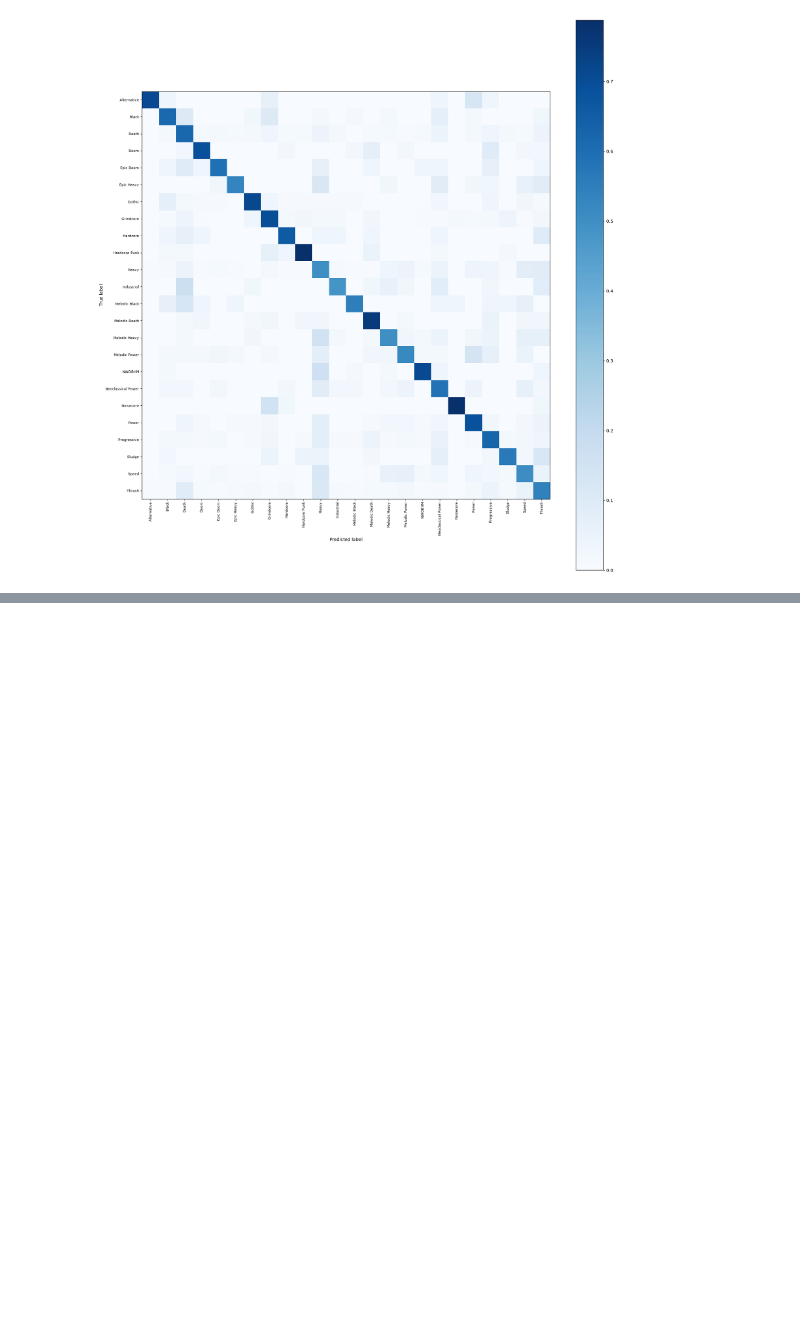
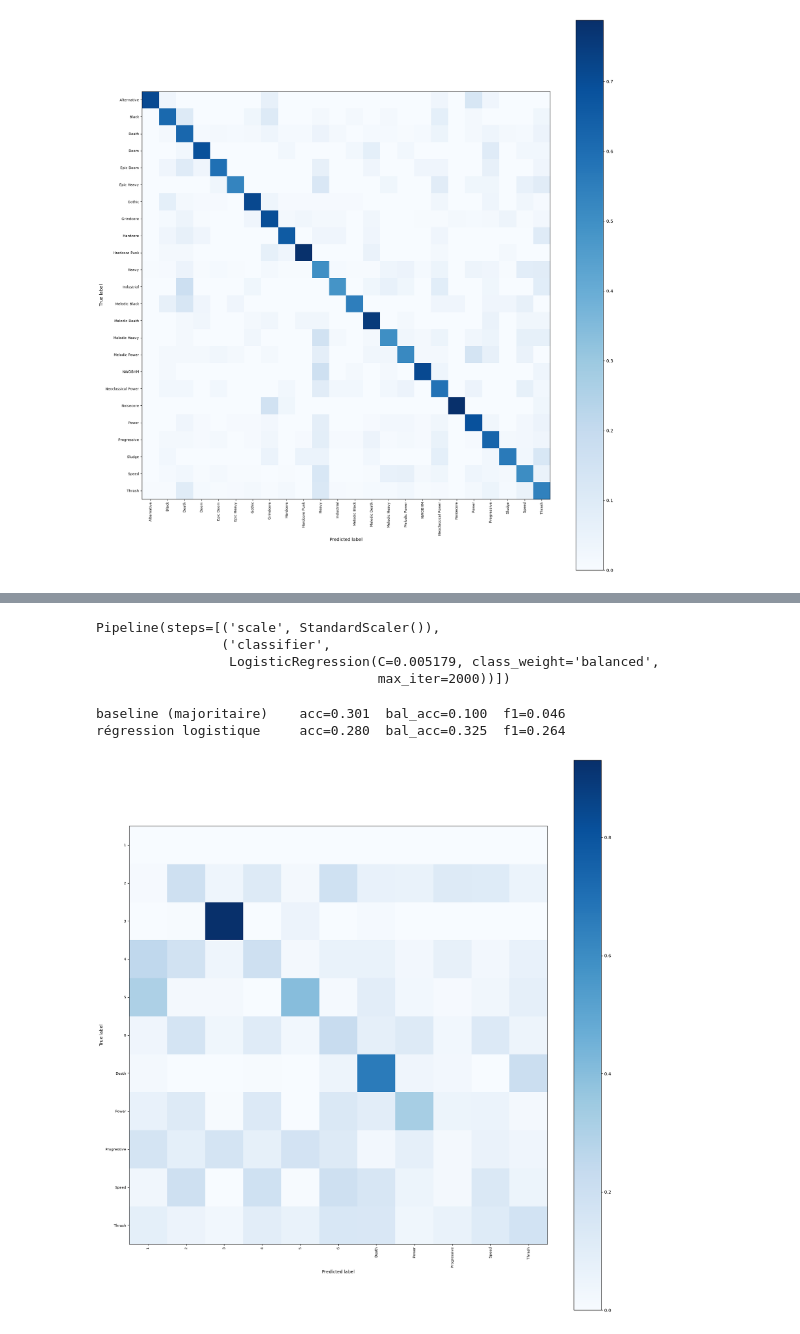
Before and after one commit to Ilyass-42/metal-mining, a Jupyter notebook: Classification_multi.ipynb, the cells around one changed output, grey strips where cells are left out. Saved outputs shown, nothing was run; the diff lists cells and outputs as text; code cells hidden in the pictures; blank space fills up the shorter version.

```diff
--- a/Classification_multi.ipynb
+++ b/Classification_multi.ipynb
@@ -318,0 +530,50 @@ plt.show()
+# %%
+from sklearn.dummy import DummyClassifier
+from sklearn.metrics import classification_report
+C_best = 0.005179
+
+base = DummyClassifier(strategy="most_frequent").fit(X_train, y_train)
+
+model_selectionne = Pipeline([('scale', StandardScaler()), ('classifier', LogisticRegression(C=C_best, max_iter =2000,class_weight="balanced"))])
+
+model_selectionne.fit(X_train, y_train)
+# %% [output]
+Pipeline(steps=[('scale', StandardScaler()),
+                ('classifier',
+                 LogisticRegression(C=0.005179, class_weight='balanced',
+                                    max_iter=2000))])
+# %%
+from sklearn.metrics import accuracy_score, balanced_accuracy_score, f1_score, roc_auc_score
+
+modeles = {
+    "baseline (majoritaire)": base,
+    "régression logistique": model_selectionne,
+}
+
+for nom, m in modeles.items():
+    y_p = m.predict(X_val)
+    y_proba = m.predict_proba(X_val)[:,1]
+    print(f"{nom:25s} acc={accuracy_score(y_val, y_p):.3f}  "
+          f"bal_acc={balanced_accuracy_score(y_val, y_p):.3f}  "
+          f"f1={f1_score(y_val, y_p, average='macro'):.3f} ")
+# %% [output]
+baseline (majoritaire)    acc=0.301  bal_acc=0.100  f1=0.046
+régression logistique     acc=0.280  bal_acc=0.325  f1=0.264
+# %%
+from sklearn.metrics import ConfusionMatrixDisplay
+y_pred_valid = model_selectionne.predict(X_val)
+fig, ax = plt.subplots(figsize=(18, 18))
+ConfusionMatrixDisplay.from_predictions(
+    y_val, y_pred_valid,
+    normalize="true",
+    include_values=False,
+    xticks_rotation=90,
+    cmap="Blues",
+    ax=ax,
+    colorbar=True,
+)
+ax.tick_params(axis="both", labelsize=8)
+plt.tight_layout()
+plt.show()
+# %% [output]
+[figure, added]
```
Also changed, not shown: parts of 12 cells of this notebook.
